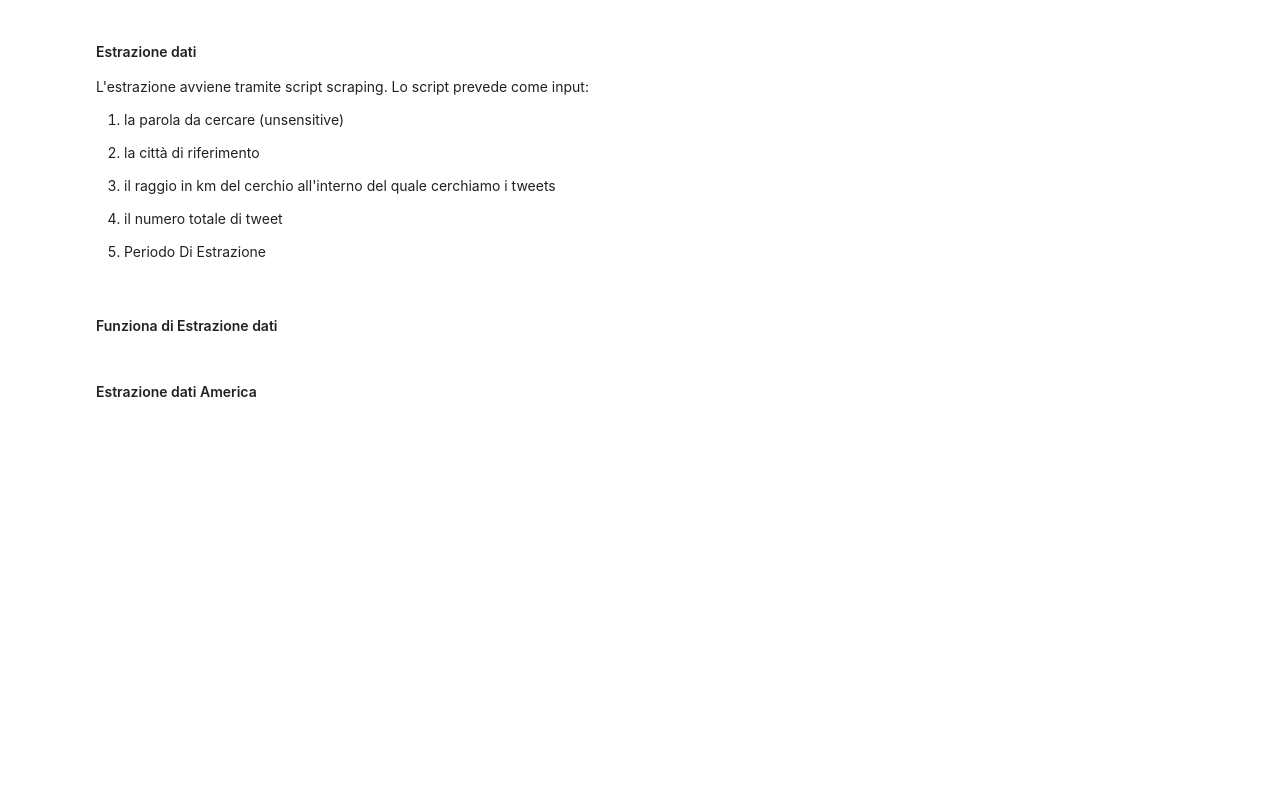
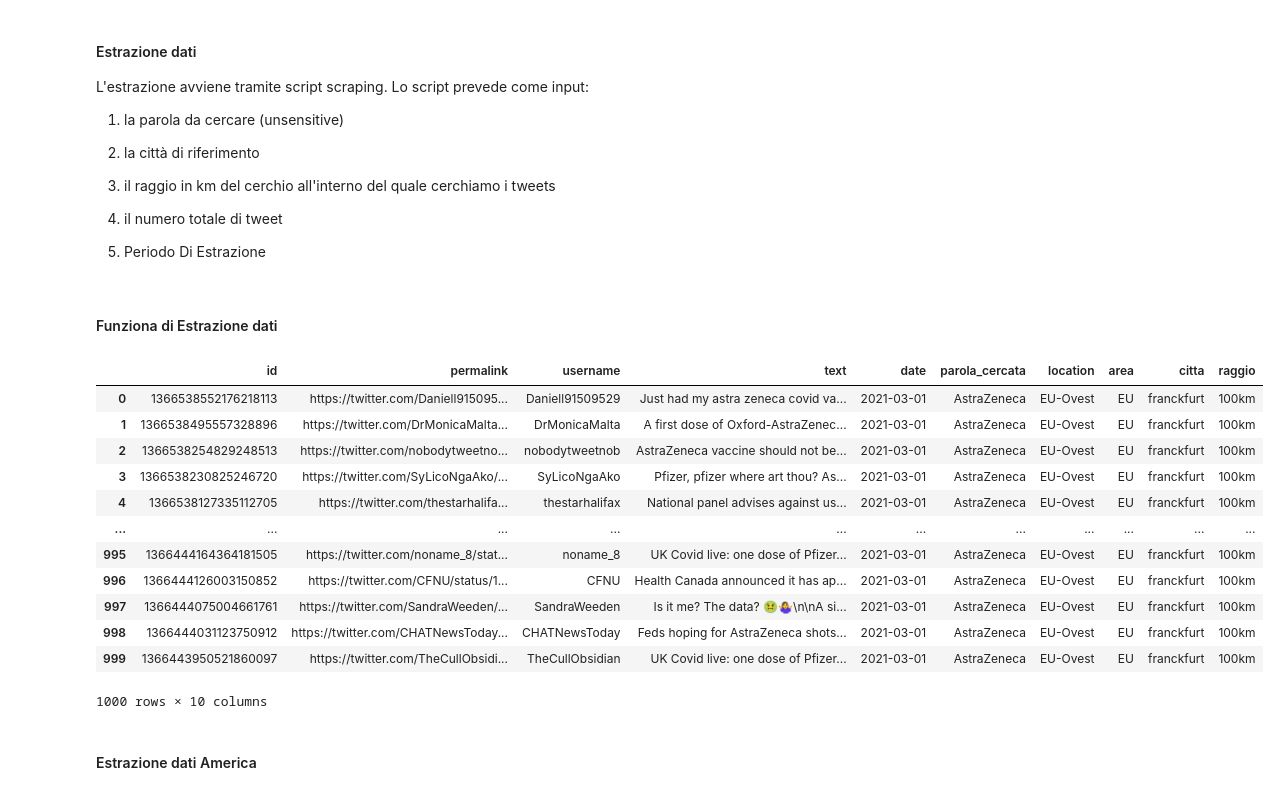
Before and after one commit to kevintr/DS_LAB_PSYCOLOGY_2021, a Jupyter notebook: estrazione_dati-europa_inghileterra.ipynb, the cells around one changed output. Cells and saved outputs as stored; diff of their text form; code cells hidden in the pictures; blank space fills up the shorter version.

Commit message:
aggiunta dataset definitivo

```diff
--- a/estrazione_dati-europa_inghileterra.ipynb
+++ b/estrazione_dati-europa_inghileterra.ipynb
@@ -32,16 +32,16 @@ def extractDataAndSaveInCsv(citta,parolaCercata,raggio,location,area):
     tweets = search_tweets_sn(
       q=parolaCercata,
       since="2021-03-01",
-      until="2021-03-31",
+      until="2021-03-02",
       near=citta,
       radius=raggio,
       lang="en",
-      max_tweets=100000
+      max_tweets=10000
     )
 
     if(len(tweets.tweets)!=0):
         # salvo il dataframe
-        directory = './dataset/dataset_europa_inghilterra/'
+        directory = './dataset/dataset_europa_inghilterra_08042021/'
         file= "tweet_"+"marzo"+"_"+parolaCercata+"_"+citta+"_"+raggio+".csv"
         tweets.to_csv(path= directory + file)
 
@@ -55,3 +55,12 @@ def extractDataAndSaveInCsv(citta,parolaCercata,raggio,location,area):
         df.to_csv(directory + file)
         return df
     return print("nessun tweets trovato con parolaCercata "+ parolaCercata)
+# %%
+## EU-Ovest
+citta = "franckfurt"
+raggio="100km"
+location ='EU-Ovest'
+area ='EU'
+
+parolaCercata="AstraZeneca"
+df = extractDataAndSaveInCsv(citta,parolaCercata,raggio,location,area)
@@ -58,3 +69,19 @@ def extractDataAndSaveInCsv(citta,parolaCercata,raggio,location,area):
+# %%
+df
+# %% [output]
+|  | id | permalink | username | text | date | parola_cercata | location | area | citta | raggio |
+| 0 | 1366538552176218113 | https://twitter.com/Daniell915095... | Daniell91509529 | Just had my astra zeneca covid va... | 2021-03-01 | AstraZeneca | EU-Ovest | EU | franckfurt | 100km |
+| 1 | 1366538495557328896 | https://twitter.com/DrMonicaMalta... | DrMonicaMalta | A first dose of Oxford-AstraZenec... | 2021-03-01 | AstraZeneca | EU-Ovest | EU | franckfurt | 100km |
+| 2 | 1366538254829248513 | https://twitter.com/nobodytweetno... | nobodytweetnob | AstraZeneca vaccine should not be... | 2021-03-01 | AstraZeneca | EU-Ovest | EU | franckfurt | 100km |
+| 3 | 1366538230825246720 | https://twitter.com/SyLicoNgaAko/... | SyLicoNgaAko | Pfizer, pfizer where art thou? As... | 2021-03-01 | AstraZeneca | EU-Ovest | EU | franckfurt | 100km |
+| 4 | 1366538127335112705 | https://twitter.com/thestarhalifa... | thestarhalifax | National panel advises against us... | 2021-03-01 | AstraZeneca | EU-Ovest | EU | franckfurt | 100km |
+| ... | ... | ... | ... | ... | ... | ... | ... | ... | ... | ... |
+| 995 | 1366444164364181505 | https://twitter.com/noname_8/stat... | noname_8 | UK Covid live: one dose of Pfizer... | 2021-03-01 | AstraZeneca | EU-Ovest | EU | franckfurt | 100km |
+| 996 | 1366444126003150852 | https://twitter.com/CFNU/status/1... | CFNU | Health Canada announced it has ap... | 2021-03-01 | AstraZeneca | EU-Ovest | EU | franckfurt | 100km |
+| 997 | 1366444075004661761 | https://twitter.com/SandraWeeden/... | SandraWeeden | Is it me? The data? 🤢🤷‍♀️\n\nA si... | 2021-03-01 | AstraZeneca | EU-Ovest | EU | franckfurt | 100km |
+| 998 | 1366444031123750912 | https://twitter.com/CHATNewsToday... | CHATNewsToday | Feds hoping for AstraZeneca shots... | 2021-03-01 | AstraZeneca | EU-Ovest | EU | franckfurt | 100km |
+| 999 | 1366443950521860097 | https://twitter.com/TheCullObsidi... | TheCullObsidian | UK Covid live: one dose of Pfizer... | 2021-03-01 | AstraZeneca | EU-Ovest | EU | franckfurt | 100km |
+1000 rows × 10 columns
 # %% [markdown]
 #### Estrazione dati America
 # %% [markdown]
```
Also changed, not shown: parts of 1 cell of this notebook, 2 other files.
